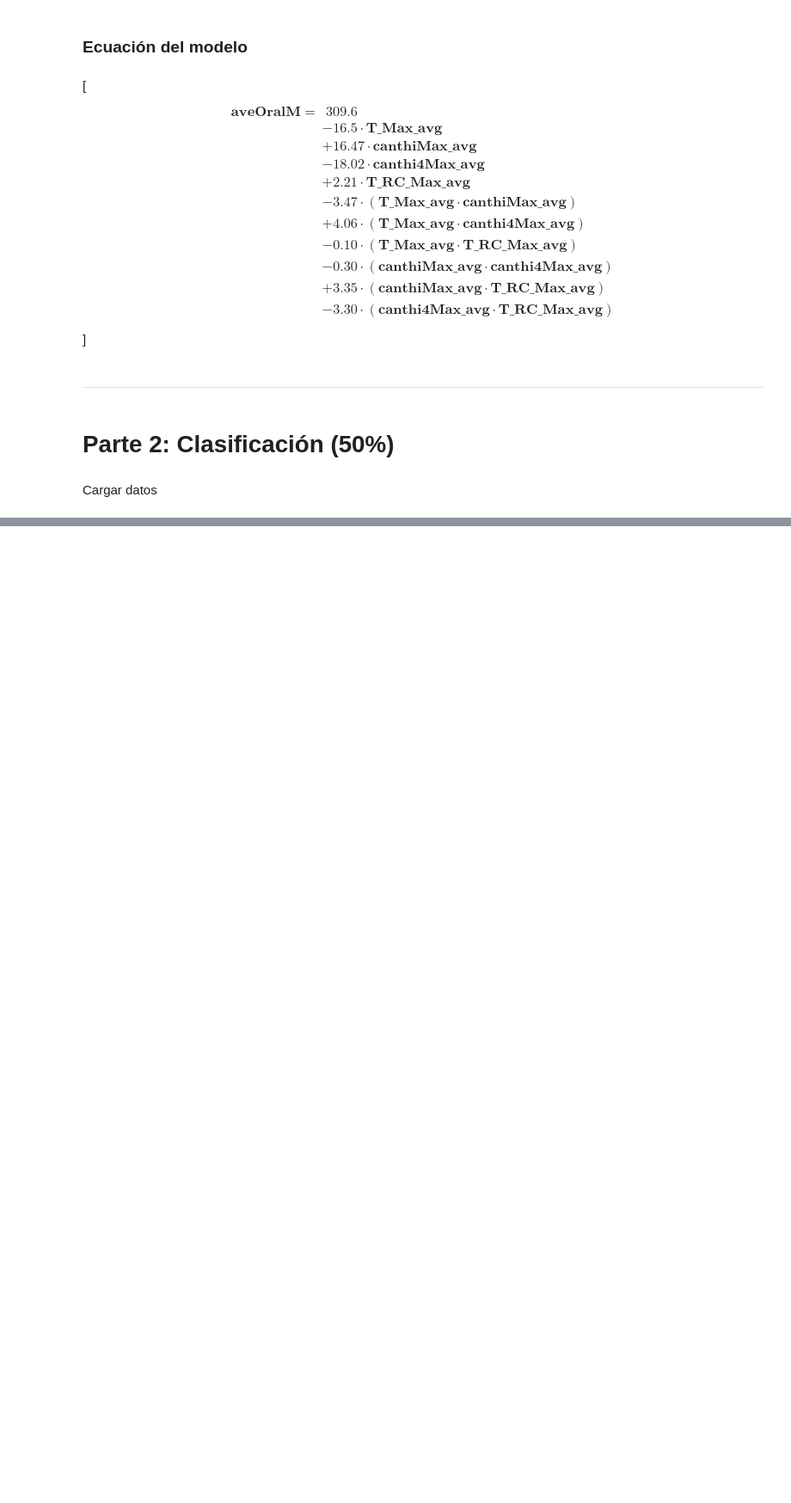
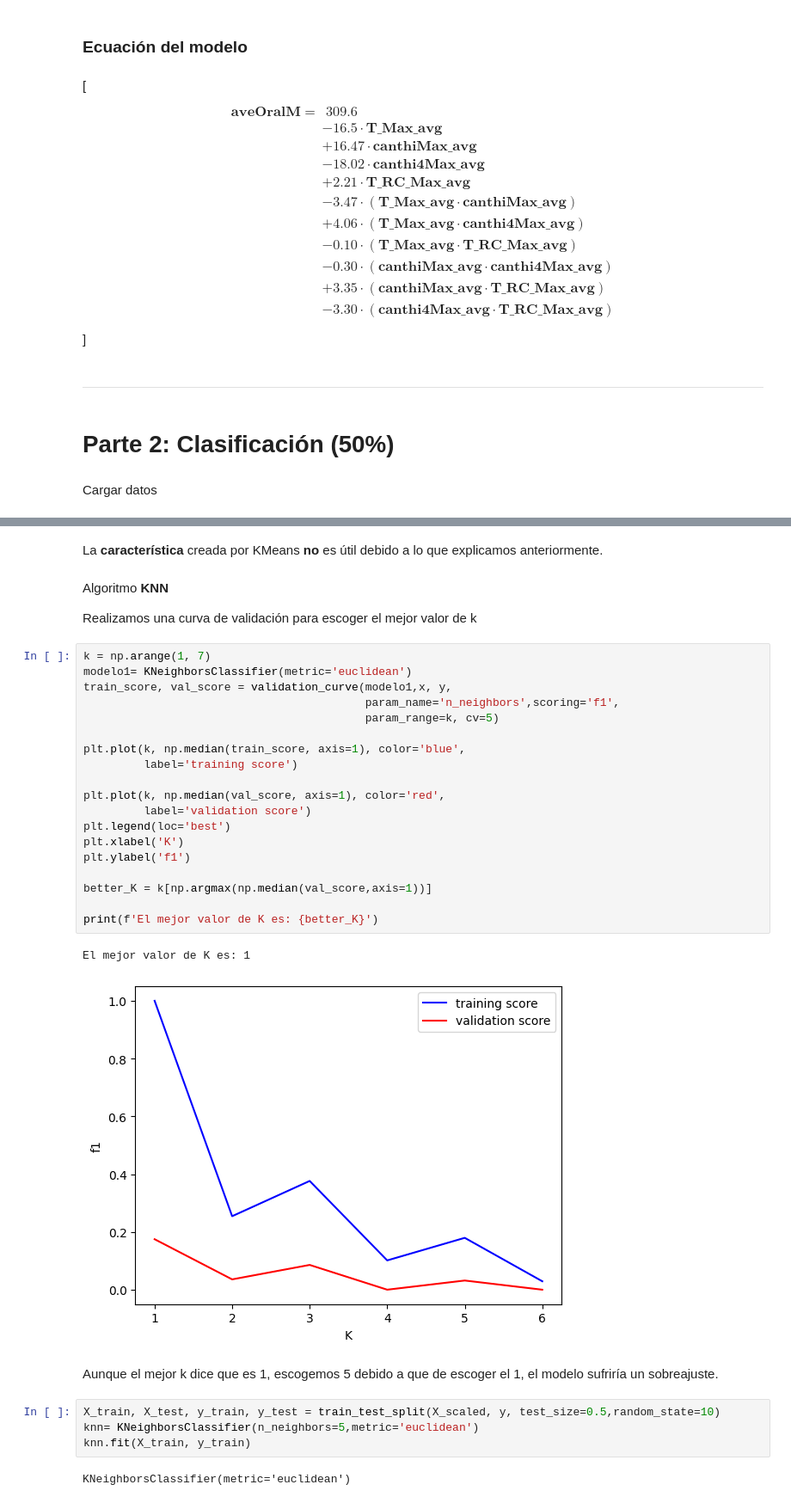
Before and after one commit to danieladonado/proyecto_2, a Jupyter notebook: proyecto_2.ipynb, the cells around one changed output, grey strips where cells are left out. Shown at 86% size. Drawn from its saved outputs; the diff is of its cells as text; blank space fills up the shorter version.

```diff
--- a/proyecto_2.ipynb
+++ b/proyecto_2.ipynb
@@ -670,0 +781,36 @@ df = pd.read_csv("")
+# %% [markdown]
+La **característica** creada por KMeans **no** es útil debido a lo que explicamos anteriormente.
+# %% [markdown]
+Algoritmo **KNN**
+
+Realizamos una curva de validación para escoger el mejor valor de k
+# %%
+k = np.arange(1, 7)
+modelo1= KNeighborsClassifier(metric='euclidean')
+train_score, val_score = validation_curve(modelo1,x, y,
+                                          param_name='n_neighbors',scoring='f1',
+                                          param_range=k, cv=5)
+
+plt.plot(k, np.median(train_score, axis=1), color='blue',
+         label='training score')
+
+plt.plot(k, np.median(val_score, axis=1), color='red',
+         label='validation score')
+plt.legend(loc='best')
+plt.xlabel('K')
+plt.ylabel('f1')
+
+better_K = k[np.argmax(np.median(val_score,axis=1))]
+
+print(f'El mejor valor de K es: {better_K}')
+# %% [output]
+El mejor valor de K es: 1
+[figure, added]
+# %% [markdown]
+Aunque el mejor k dice que es 1, escogemos 5 debido a que de escoger el 1, el modelo sufriría un sobreajuste.
+# %%
+X_train, X_test, y_train, y_test = train_test_split(X_scaled, y, test_size=0.5,random_state=10)
+knn= KNeighborsClassifier(n_neighbors=5,metric='euclidean')
+knn.fit(X_train, y_train)
+# %% [output]
+KNeighborsClassifier(metric='euclidean')
```
Also changed, not shown: parts of 57 cells of this notebook.
